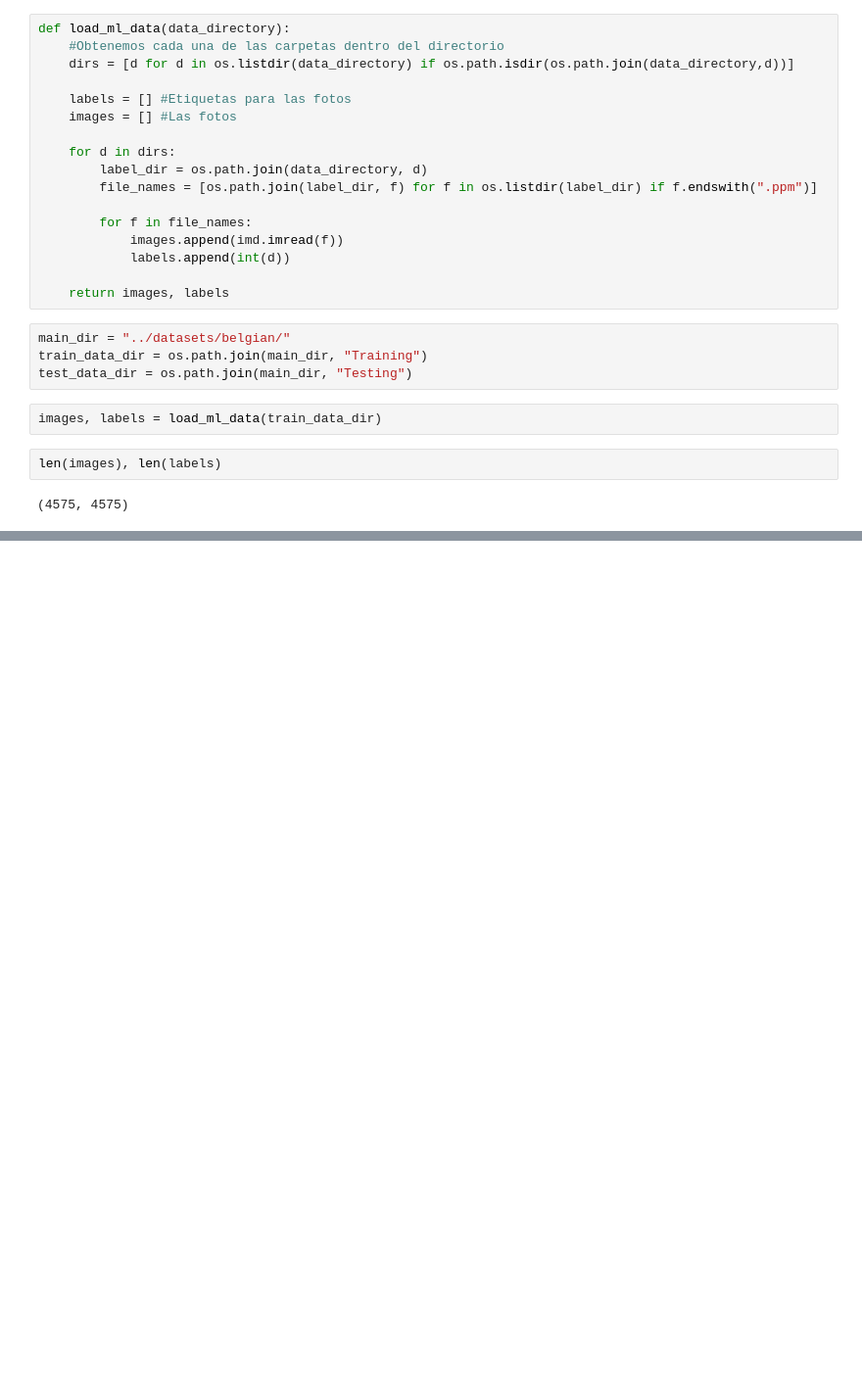
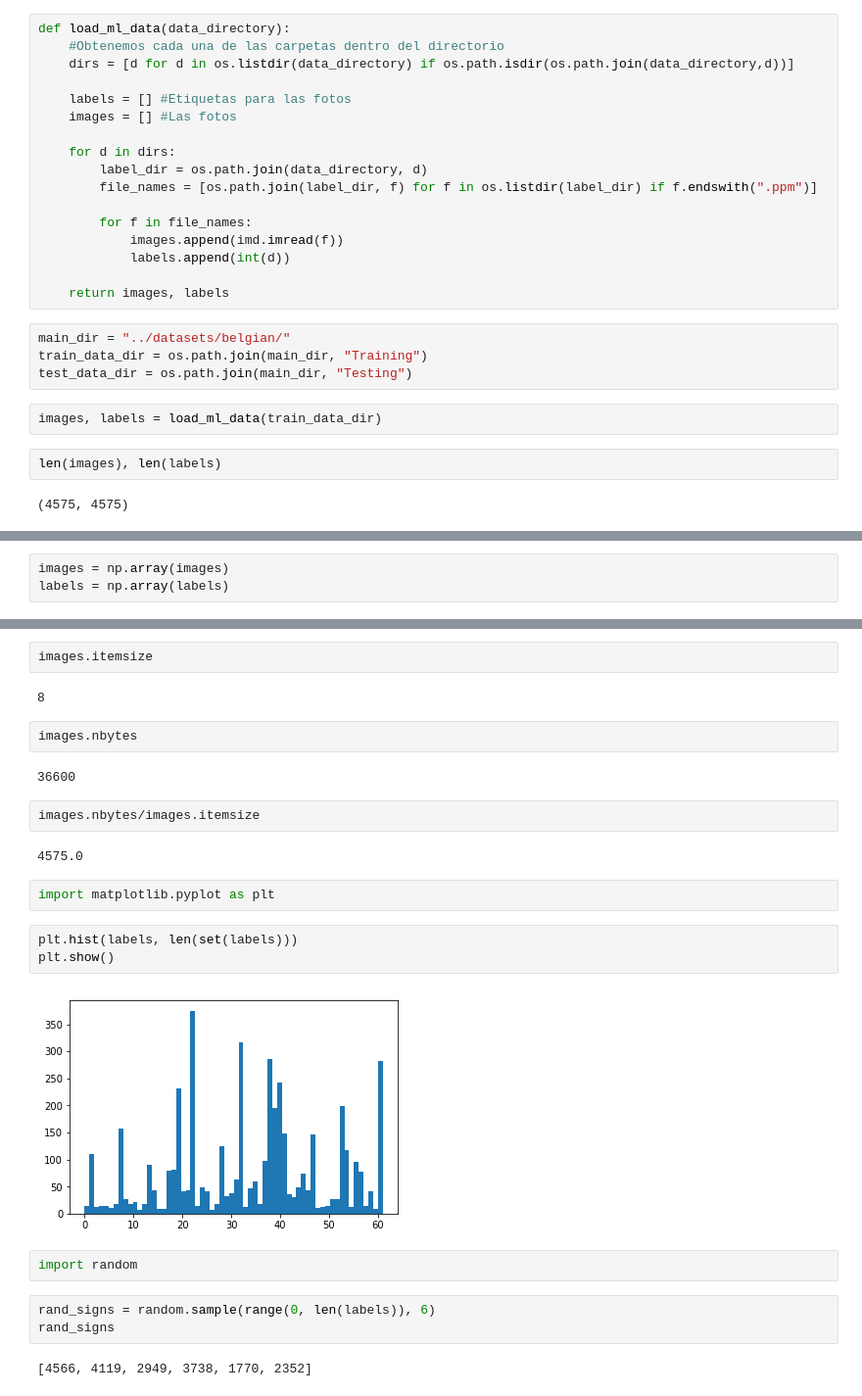
Before and after one commit to DGV1995/Machine-Learning-Data-Science, a Jupyter notebook: My notebooks/T11 - 1 - TensorFlow 101.ipynb, the cells around one changed output, grey strips where cells are left out. Shown at 98% size. Saved outputs shown, nothing was run; the diff lists cells and outputs as text; blank space fills up the shorter version.

```diff
--- a/My notebooks/T11 - 1 - TensorFlow 101.ipynb
+++ b/My notebooks/T11 - 1 - TensorFlow 101.ipynb
@@ -61,0 +68,3 @@ len(images), len(labels)
+# %%
+images = np.array(images)
+labels = np.array(labels)
@@ -61,0 +117,26 @@ len(images), len(labels)
+# %%
+images.itemsize
+# %% [output]
+8
+# %%
+images.nbytes
+# %% [output]
+36600
+# %%
+images.nbytes/images.itemsize
+# %% [output]
+4575.0
+# %%
+import matplotlib.pyplot as plt
+# %%
+plt.hist(labels, len(set(labels)))
+plt.show()
+# %% [output]
+[figure, added]
+# %%
+import random
+# %%
+rand_signs = random.sample(range(0, len(labels)), 6)
+rand_signs
+# %% [output]
+[4566, 4119, 2949, 3738, 1770, 2352]
```
Also changed, not shown: parts of 29 cells of this notebook.
